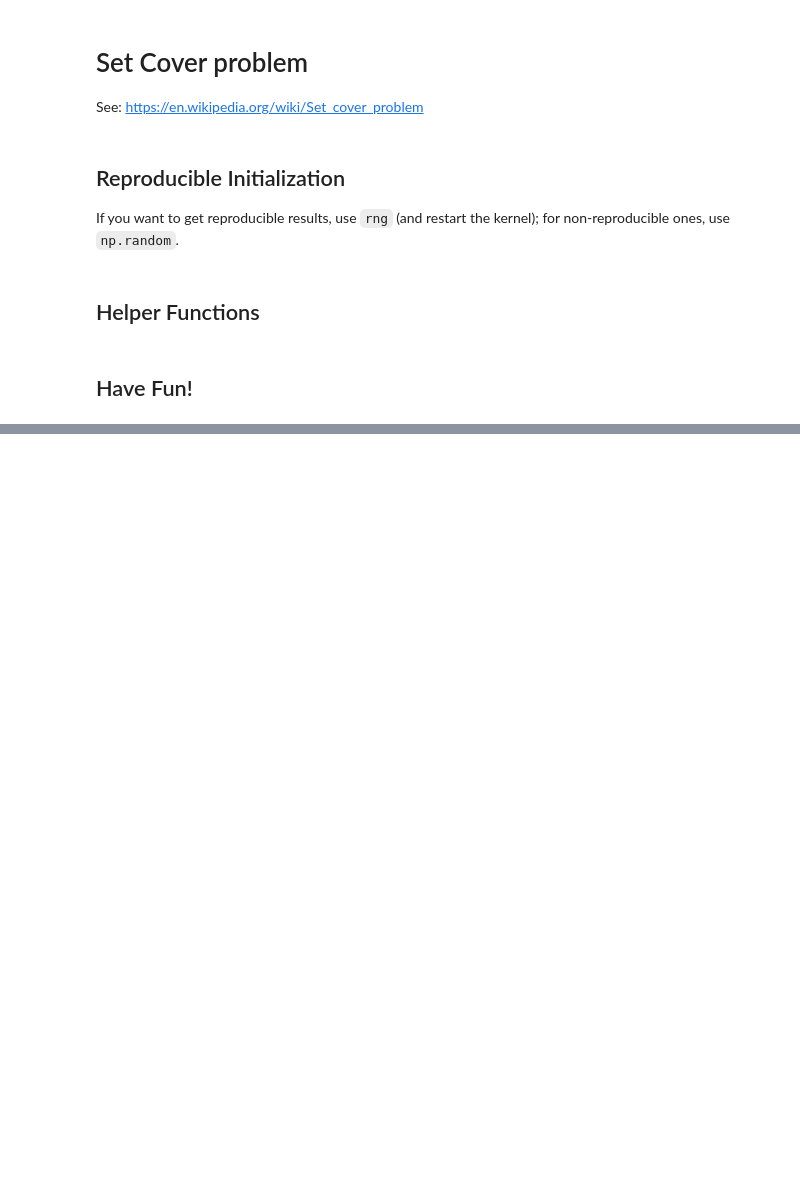
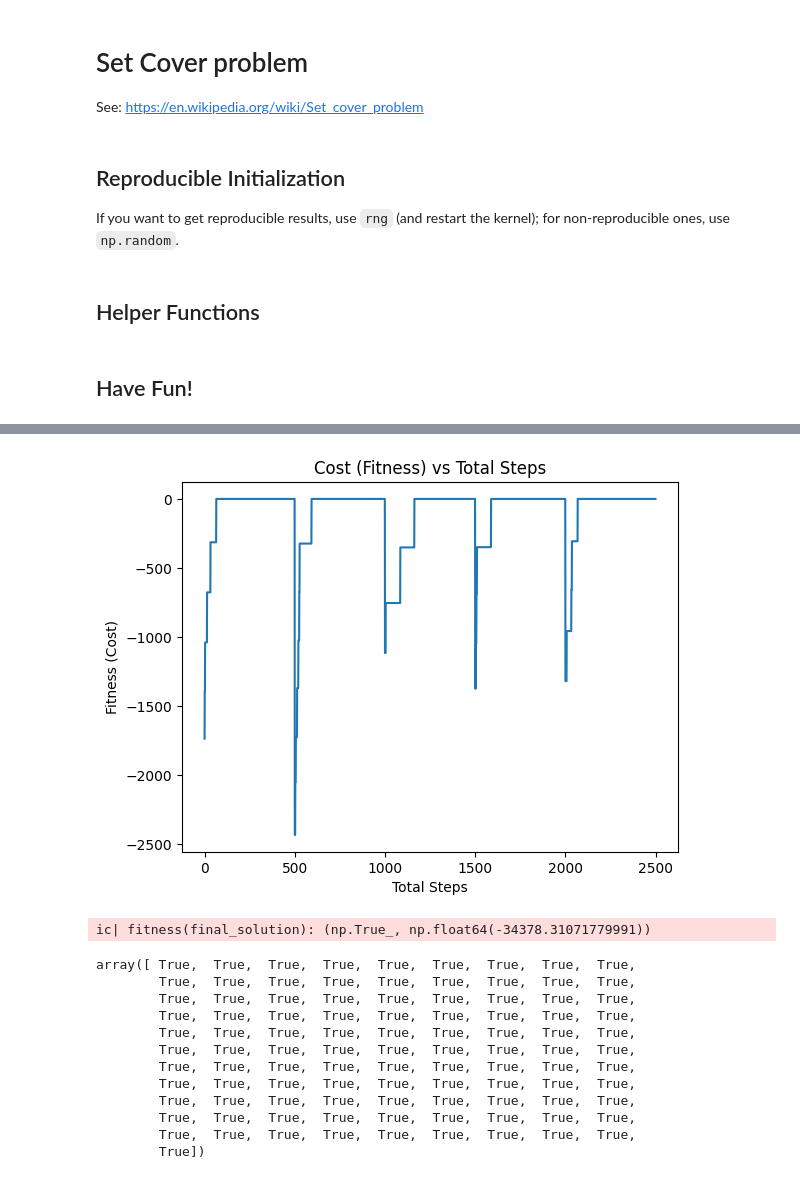
Before and after one commit to YaelNaor11/CI2024_lab1, a Jupyter notebook: set-cover.ipynb, the cells around one changed output, grey strips where cells are left out. Saved outputs shown, nothing was run; the diff lists cells and outputs as text; code cells hidden in the pictures; blank space fills up the shorter version.

```diff
--- a/set-cover.ipynb
+++ b/set-cover.ipynb
@@ -111,0 +152,25 @@ ic| fitness(final_solution): (np.True_, np.float64(-123335.21406262068))
+# %%
+
+# Case 2: Small problem
+NUM_SETS = 100
+UNIVERSE_SIZE = 1000
+DENSITY = 0.2
+num_of_restarts = 5
+steps = 500
+num_of_neighbors = 3
+initialize_data_and_run_algo(num_of_restarts, steps, num_of_neighbors, UNIVERSE_SIZE, NUM_SETS, DENSITY)
+# %% [output]
+[figure, added]
+ic| fitness(final_solution): (np.True_, np.float64(-34378.31071779991))
+array([ True,  True,  True,  True,  True,  True,  True,  True,  True,
+        True,  True,  True,  True,  True,  True,  True,  True,  True,
+        True,  True,  True,  True,  True,  True,  True,  True,  True,
+        True,  True,  True,  True,  True,  True,  True,  True,  True,
+        True,  True,  True,  True,  True,  True,  True,  True,  True,
+        True,  True,  True,  True,  True,  True,  True,  True,  True,
+        True,  True,  True,  True,  True,  True,  True,  True,  True,
+        True,  True,  True,  True,  True,  True,  True,  True,  True,
+        True,  True,  True,  True,  True,  True,  True,  True,  True,
+        True,  True,  True,  True,  True,  True,  True,  True,  True,
+        True,  True,  True,  True,  True,  True,  True,  True,  True,
+        True])
```
Also changed, not shown: parts of 15 cells of this notebook.
